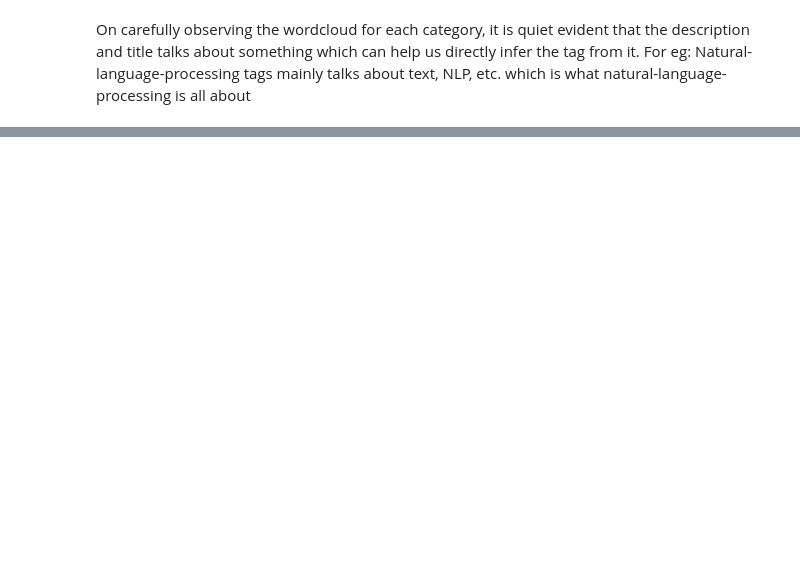
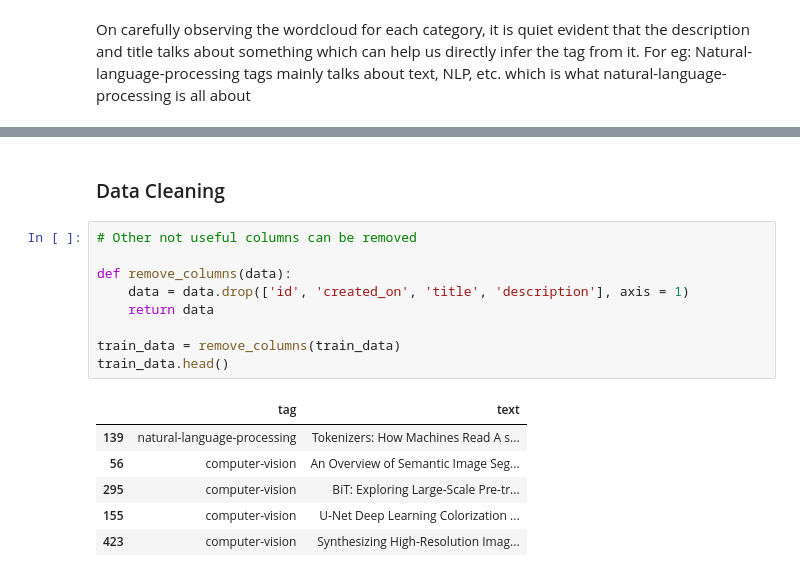
Before and after one commit to AniTho/Made-With-ML, a Jupyter notebook: notebook/1_data_processing.ipynb, the cells around one changed output, grey strips where cells are left out. Drawn from its saved outputs; the diff is of its cells as text; blank space fills up the shorter version.

```diff
--- a/notebook/1_data_processing.ipynb
+++ b/notebook/1_data_processing.ipynb
@@ -175,0 +213,18 @@ On carefully observing the wordcloud for each category, it is quiet evident that
+# %% [markdown]
+### Data Cleaning
+# %%
+# Other not useful columns can be removed
+
+def remove_columns(data):
+    data = data.drop(['id', 'created_on', 'title', 'description'], axis = 1)
+    return data
+
+train_data = remove_columns(train_data)
+train_data.head()
+# %% [output]
+|  | tag | text |
+| 139 | natural-language-processing | Tokenizers: How Machines Read A s... |
+| 56 | computer-vision | An Overview of Semantic Image Seg... |
+| 295 | computer-vision | BiT: Exploring Large-Scale Pre-tr... |
+| 155 | computer-vision | U-Net Deep Learning Colorization ... |
+| 423 | computer-vision | Synthesizing High-Resolution Imag... |
```
Also changed, not shown: parts of 21 cells of this notebook.
